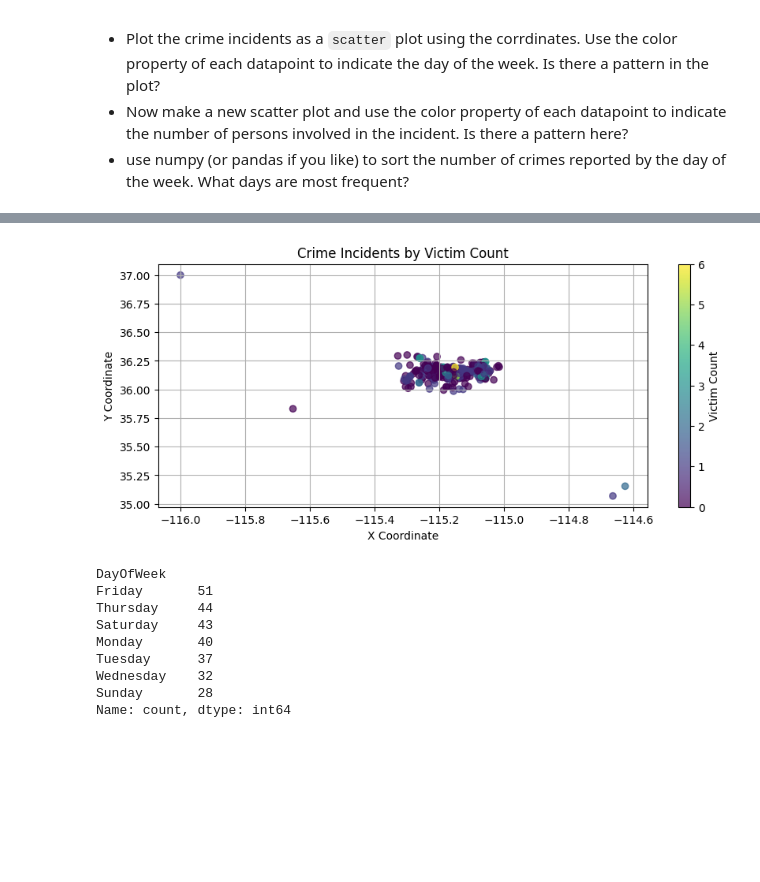
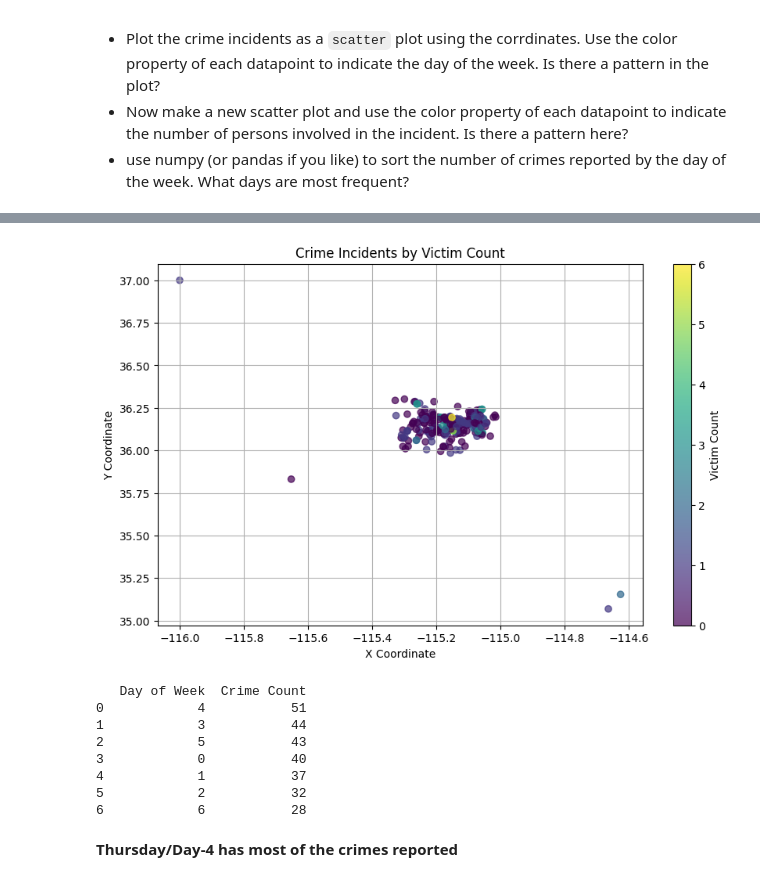
Before and after one commit to akhil070/pattern-recognition, a Jupyter notebook: Assignements/HW2/Crime-Stats-Project.ipynb, the cells around one changed output, grey strips where cells are left out. Drawn from its saved outputs; the diff is of its cells as text; code cells hidden in the pictures; blank space fills up the shorter version.

```diff
--- a/Assignements/HW2/Crime-Stats-Project.ipynb
+++ b/Assignements/HW2/Crime-Stats-Project.ipynb
@@ -418,28 +521,29 @@ plt.show()
 # %%
 import matplotlib.pyplot as plt
 
 # Scatter plot
-plt.figure(figsize=(10, 4))
+plt.figure(figsize=(10, 6))
 plt.scatter(df['X'], df['Y'], c=df['VictimCount'], cmap='viridis', alpha=0.7)
 plt.title('Crime Incidents by Victim Count')
 plt.xlabel('X Coordinate')
 plt.ylabel('Y Coordinate')
 plt.colorbar(label='Victim Count')
 plt.grid(True)
 plt.show()
 # %% [output]
-[figure, old version]
+[figure, new version]
 # %%
-day_counts = X['DayOfWeek'].value_counts().sort_values(ascending=False)
-
+day_counts = df['DayOfWeek'].value_counts().sort_values(ascending=False).reset_index()
+day_counts.columns = ['Day of Week', 'Crime Count']
 print(day_counts)
 # %% [output]
-DayOfWeek
-Friday       51
-Thursday     44
-Saturday     43
-Monday       40
-Tuesday      37
-Wednesday    32
-Sunday       28
-Name: count, dtype: int64
+   Day of Week  Crime Count
+0            4           51
+1            3           44
+2            5           43
+3            0           40
+4            1           37
+5            2           32
+6            6           28
+# %% [markdown]
+**Thursday/Day-4 has most of the crimes reported**
```
Also changed, not shown: parts of 13 cells of this notebook.
